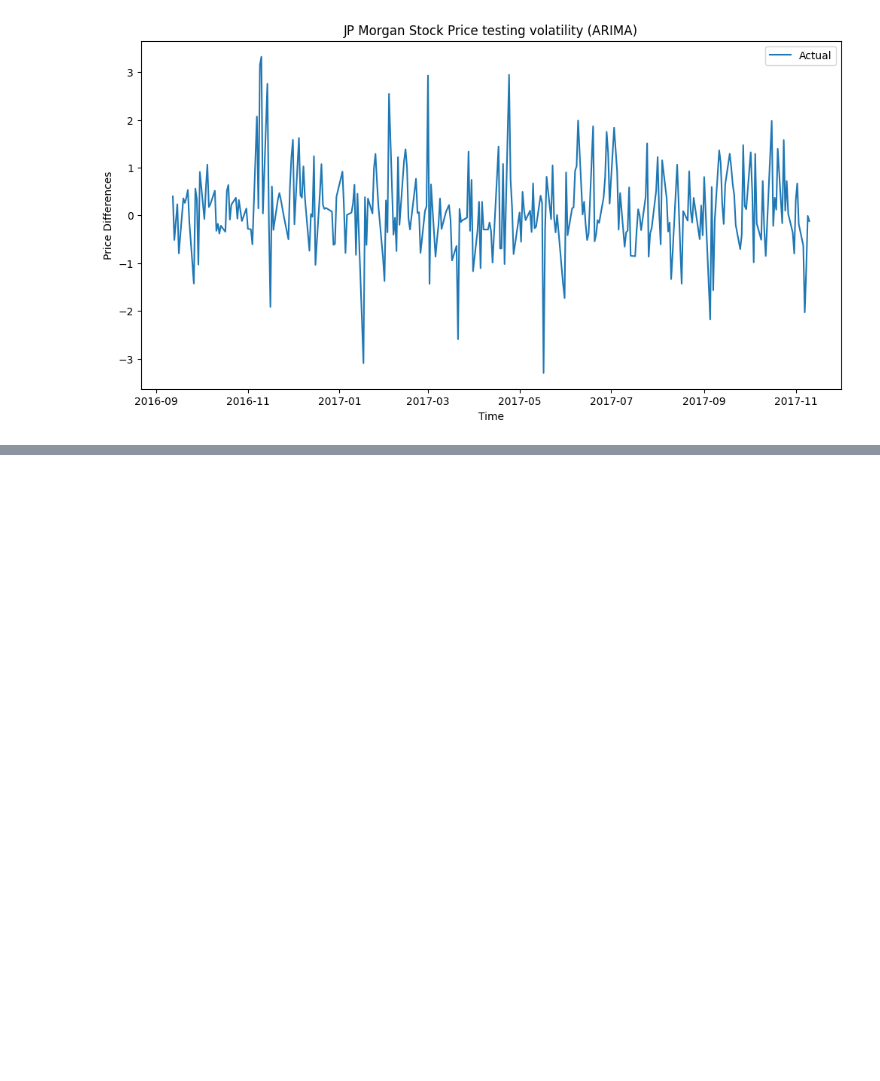
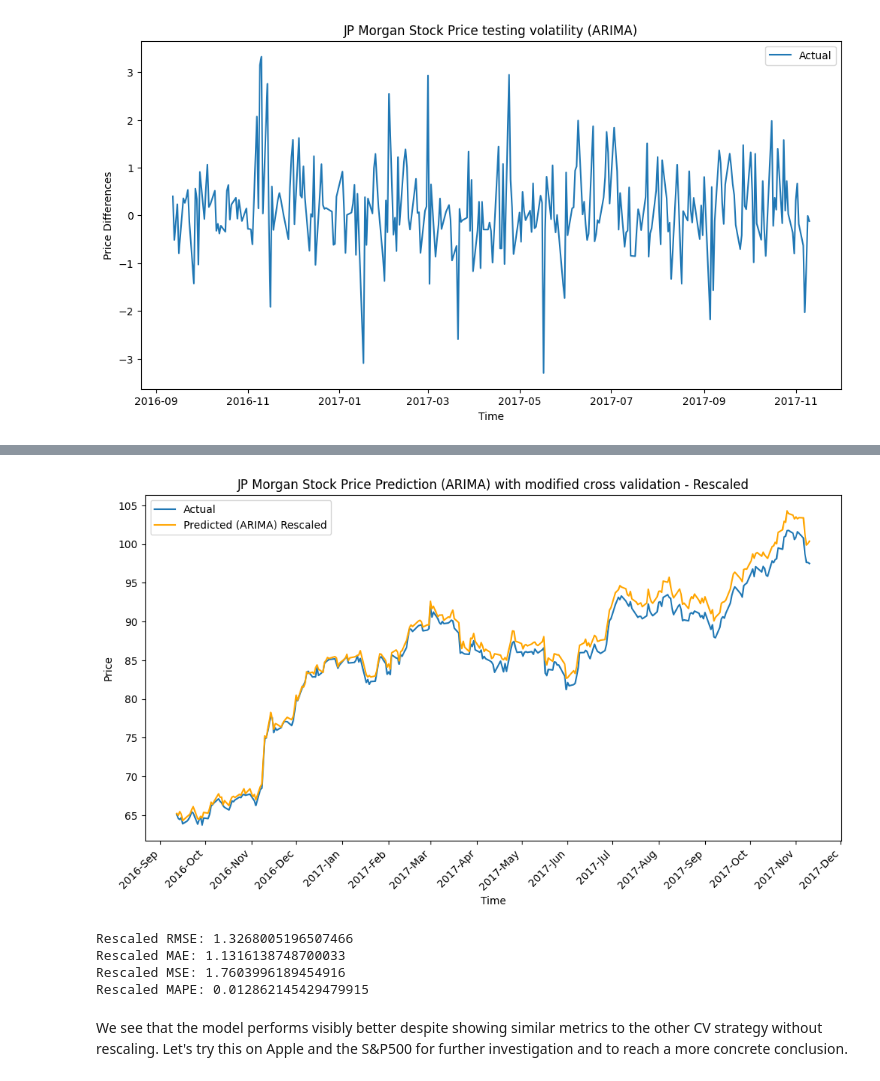
Before and after one commit to AdamChoong0095/NUS-Stock-Data, a Jupyter notebook: Stock_price_prediction.ipynb, the cells around one changed output, grey strips where cells are left out. Drawn from its saved outputs; the diff is of its cells as text; code cells hidden in the pictures; blank space fills up the shorter version.

Commit message:
Beginning verification of conclusion findings

```diff
--- a/Stock_price_prediction.ipynb
+++ b/Stock_price_prediction.ipynb
@@ -722,0 +892,42 @@ plt.show()
+# %%
+predictions_rescaled = jpm_test['close'].iloc[0] + predictions.cumsum()
+
+# Plot actual vs. rescaled predicted prices
+plt.figure(figsize=(12, 6))
+plt.plot(jpm_test['Date'], jpm_test['close'], label='Actual')
+plt.plot(jpm_test['Date'], predictions_rescaled, label='Predicted (ARIMA) Rescaled', color='orange')
+plt.title('JP Morgan Stock Price Prediction (ARIMA) with modified cross validation - Rescaled')
+# Convert 'Date' column to datetime
+jpm_test['Date'] = pd.to_datetime(jpm_test['Date'], format='%Y-%m-%d')
+
+# Extract unique years and create tick locations/labels
+ax = plt.gca()  # Get the current axes
+ax.xaxis.set_major_locator(mdates.MonthLocator(interval=1))  # Major ticks every month
+ax.xaxis.set_major_formatter(mdates.DateFormatter('%Y-%b'))  # Format as 'Year-Month'
+plt.xticks(rotation=45, ha='right')  # Rotate for readability
+
+plt.xlabel('Time')
+plt.ylabel('Price')
+plt.legend()
+plt.show()
+
+# Calculate evaluation metrics on rescaled prices
+rmse_rescaled = mean_squared_error(jpm_test['close'], predictions_rescaled, squared=False)
+mae_rescaled = mean_absolute_error(jpm_test['close'], predictions_rescaled)
+mse_rescaled = mean_squared_error(jpm_test['close'], predictions_rescaled)
+mape_rescaled = mean_absolute_percentage_error(jpm_test['close'], predictions_rescaled)
+
+
+# Print the evaluation metrics for rescaled predictions
+print(f'Rescaled RMSE: {rmse_rescaled}')
+print(f'Rescaled MAE: {mae_rescaled}')
+print(f'Rescaled MSE: {mse_rescaled}')
+print(f'Rescaled MAPE: {mape_rescaled}')
+# %% [output]
+[figure, added]
+Rescaled RMSE: 1.3268005196507466
+Rescaled MAE: 1.1316138748700033
+Rescaled MSE: 1.7603996189454916
+Rescaled MAPE: 0.012862145429479915
+# %% [markdown]
+We see that the model performs visibly better despite showing similar metrics to the other CV strategy without rescaling. Let's try this on Apple and the S&P500 for further investigation and to reach a more concrete conclusion.
```
Also changed, not shown: parts of 17 cells of this notebook.
